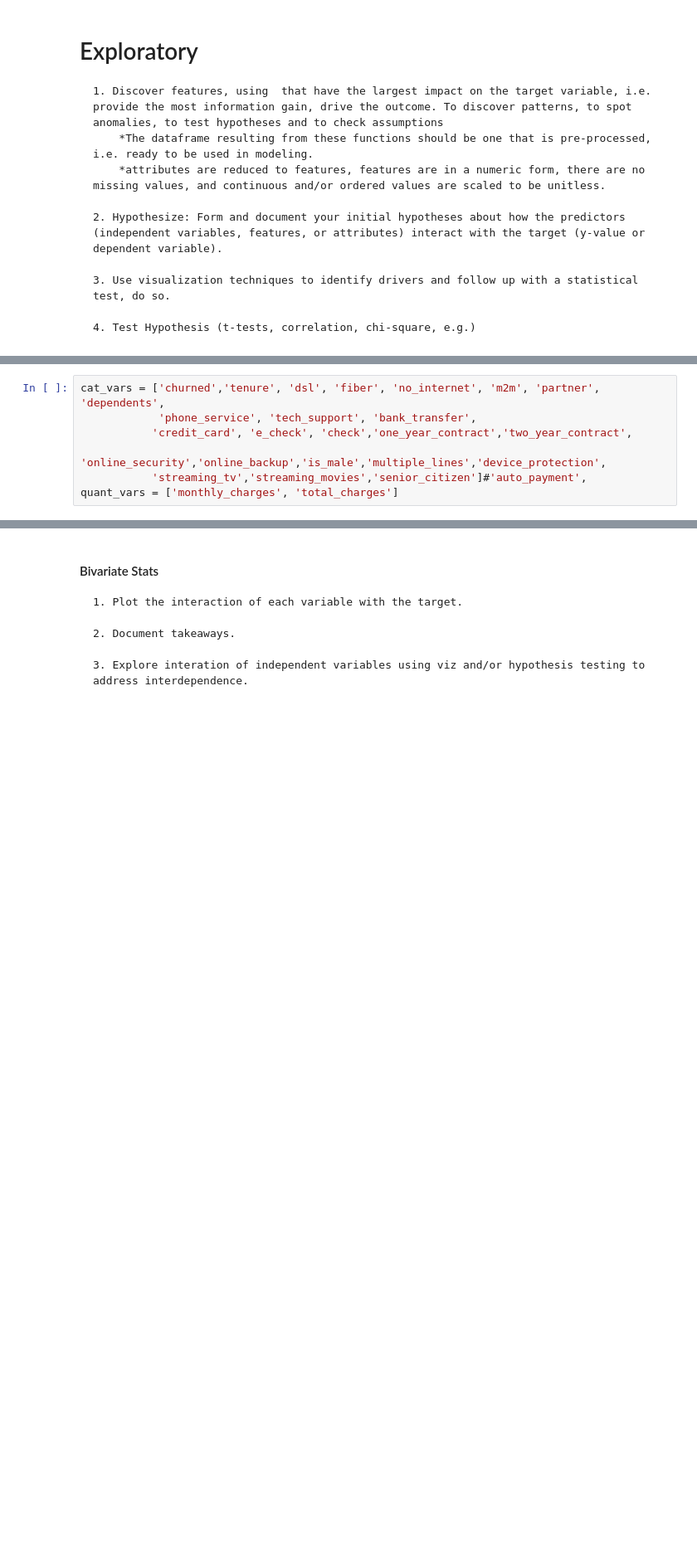
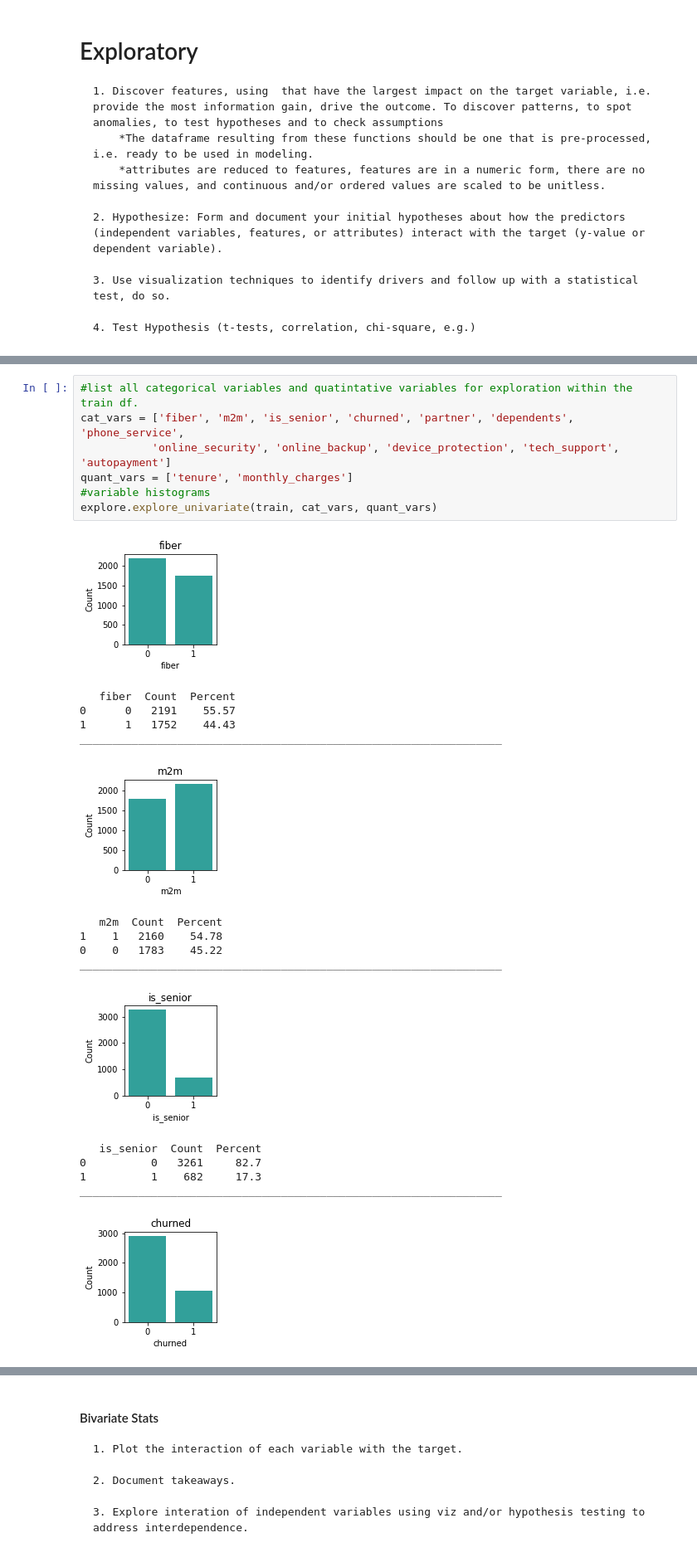
Before and after one commit to hrodjr/telco-churn-classification-project, a Jupyter notebook: scratch_telco.ipynb, the cells around one changed output, grey strips where cells are left out. Shown: that part at 83% size. Saved outputs shown, nothing was run; the diff lists cells and outputs as text; blank space fills up the shorter version.

```diff
--- a/scratch_telco.ipynb
+++ b/scratch_telco.ipynb
@@ -295,7 +201,24 @@ print(f"Baseline accuracy: {round(baseline_accuracy, 2)}")
 # %%
-cat_vars = ['churned','tenure', 'dsl', 'fiber', 'no_internet', 'm2m', 'partner', 'dependents',
-            'phone_service', 'tech_support', 'bank_transfer',
-           'credit_card', 'e_check', 'check','one_year_contract','two_year_contract',
-           'online_security','online_backup','is_male','multiple_lines','device_protection',
-           'streaming_tv','streaming_movies','senior_citizen']#'auto_payment',
-quant_vars = ['monthly_charges', 'total_charges']
+#list all categorical variables and quatintative variables for exploration within the train df.
+cat_vars = ['fiber', 'm2m', 'is_senior', 'churned', 'partner', 'dependents', 'phone_service',
+           'online_security', 'online_backup', 'device_protection', 'tech_support', 'autopayment']
+quant_vars = ['tenure', 'monthly_charges']
+#variable histograms
+explore.explore_univariate(train, cat_vars, quant_vars)
+# %% [output]
+[figure, added]
+   fiber  Count  Percent
+0      0   2191    55.57
+1      1   1752    44.43
+_________________________________________________________________
+[figure, added]
+   m2m  Count  Percent
+1    1   2160    54.78
+0    0   1783    45.22
+_________________________________________________________________
+[figure, added]
+   is_senior  Count  Percent
+0          0   3261     82.7
+1          1    682     17.3
+_________________________________________________________________
+[figure, added]
```
Also changed, not shown: parts of 36 cells of this notebook, 2 other files.
